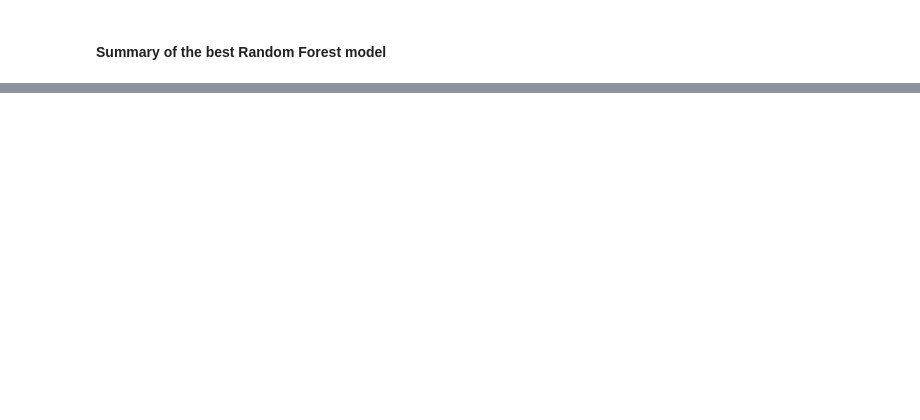
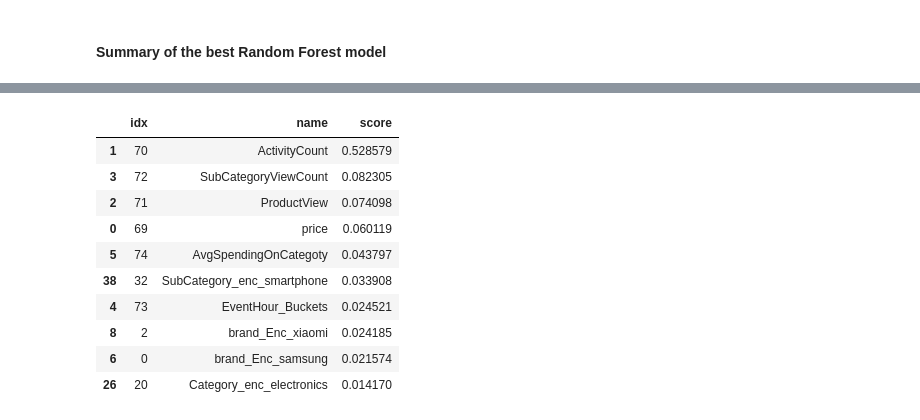
Before and after one commit to sarathraja91/customer-churn-prediction-master, a Jupyter notebook: Notebook_4.ipynb, the cells around one changed output, grey strips where cells are left out. Saved outputs shown, nothing was run; the diff lists cells and outputs as text; code cells hidden in the pictures; blank space fills up the shorter version.

```diff
--- a/Notebook_4.ipynb
+++ b/Notebook_4.ipynb
@@ -218,0 +272,14 @@ ExtractFeatureImp(bestModel.featureImportances, df, "features").head(10)
+# %%
+RFfi
+# %% [output]
+|  | idx | name | score |
+| 1 | 70 | ActivityCount | 0.528579 |
+| 3 | 72 | SubCategoryViewCount | 0.082305 |
+| 2 | 71 | ProductView | 0.074098 |
+| 0 | 69 | price | 0.060119 |
+| 5 | 74 | AvgSpendingOnCategoty | 0.043797 |
+| 38 | 32 | SubCategory_enc_smartphone | 0.033908 |
+| 4 | 73 | EventHour_Buckets | 0.024521 |
+| 8 | 2 | brand_Enc_xiaomi | 0.024185 |
+| 6 | 0 | brand_Enc_samsung | 0.021574 |
+| 26 | 20 | Category_enc_electronics | 0.014170 |
```
Also changed, not shown: parts of 41 cells of this notebook, 4 other files.
